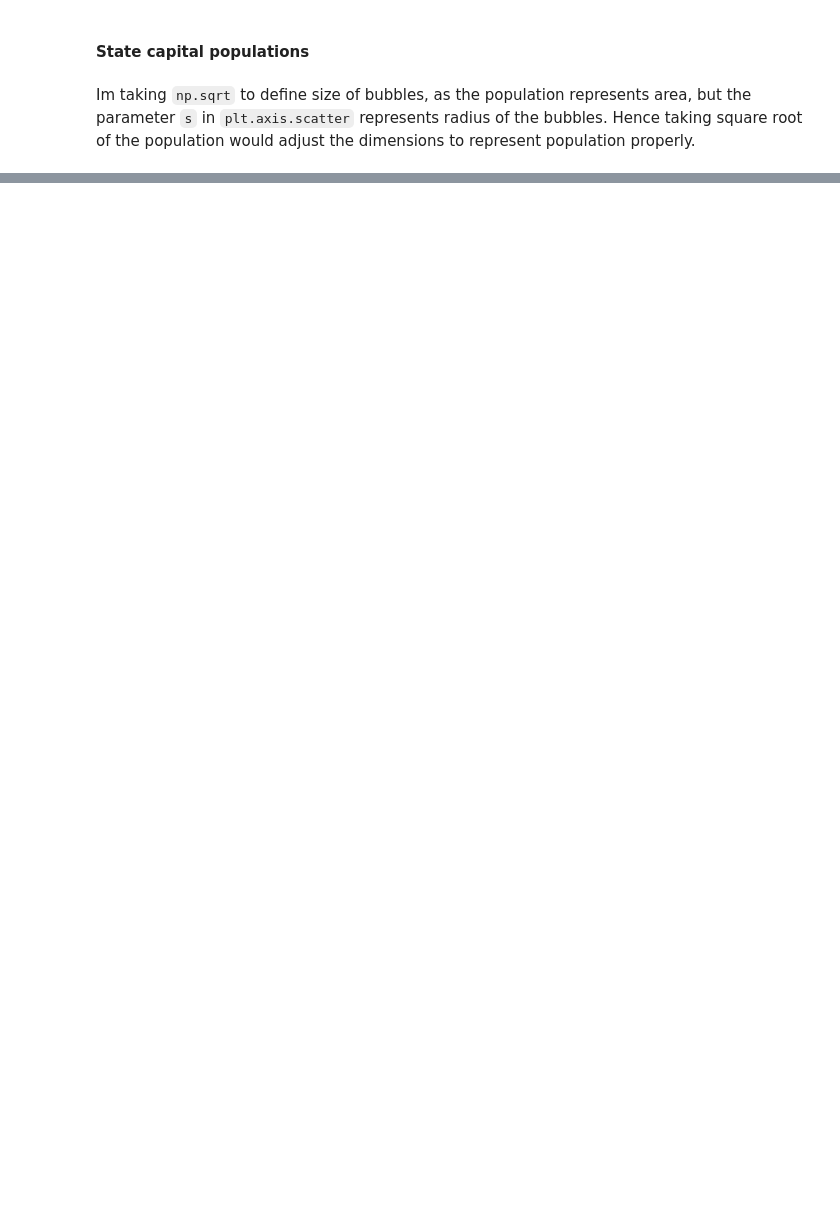
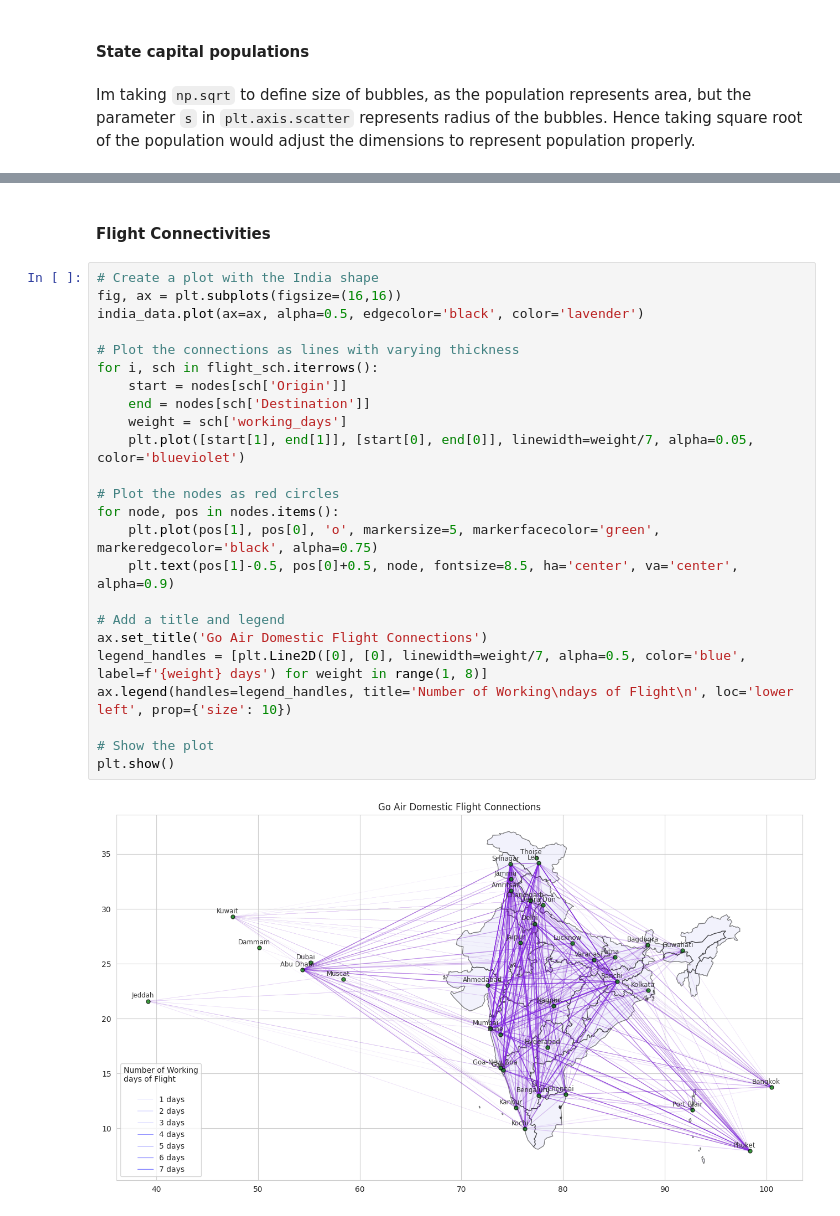
Before and after one commit to Soumik-Roy/Data-Visualizations-Lab-3, a Jupyter notebook: B20AI042_Lab_Assignment_3.ipynb, the cells around one changed output, grey strips where cells are left out. Saved outputs shown, nothing was run; the diff lists cells and outputs as text; blank space fills up the shorter version.

```diff
--- a/B20AI042_Lab_Assignment_3.ipynb
+++ b/B20AI042_Lab_Assignment_3.ipynb
@@ -245,0 +325,28 @@ plt.show()
+# %% [markdown]
+#### Flight Connectivities
+# %%
+# Create a plot with the India shape
+fig, ax = plt.subplots(figsize=(16,16))
+india_data.plot(ax=ax, alpha=0.5, edgecolor='black', color='lavender')
+
+# Plot the connections as lines with varying thickness
+for i, sch in flight_sch.iterrows():
+    start = nodes[sch['Origin']]
+    end = nodes[sch['Destination']]
+    weight = sch['working_days']
+    plt.plot([start[1], end[1]], [start[0], end[0]], linewidth=weight/7, alpha=0.05, color='blueviolet')
+
+# Plot the nodes as red circles
+for node, pos in nodes.items():
+    plt.plot(pos[1], pos[0], 'o', markersize=5, markerfacecolor='green', markeredgecolor='black', alpha=0.75)
+    plt.text(pos[1]-0.5, pos[0]+0.5, node, fontsize=8.5, ha='center', va='center', alpha=0.9)
+
+# Add a title and legend
+ax.set_title('Go Air Domestic Flight Connections')
+legend_handles = [plt.Line2D([0], [0], linewidth=weight/7, alpha=0.5, color='blue', label=f'{weight} days') for weight in range(1, 8)]
+ax.legend(handles=legend_handles, title='Number of Working\ndays of Flight\n', loc='lower left', prop={'size': 10})
+
+# Show the plot
+plt.show()
+# %% [output]
+[figure, added]
```
Also changed, not shown: parts of 25 cells of this notebook.
